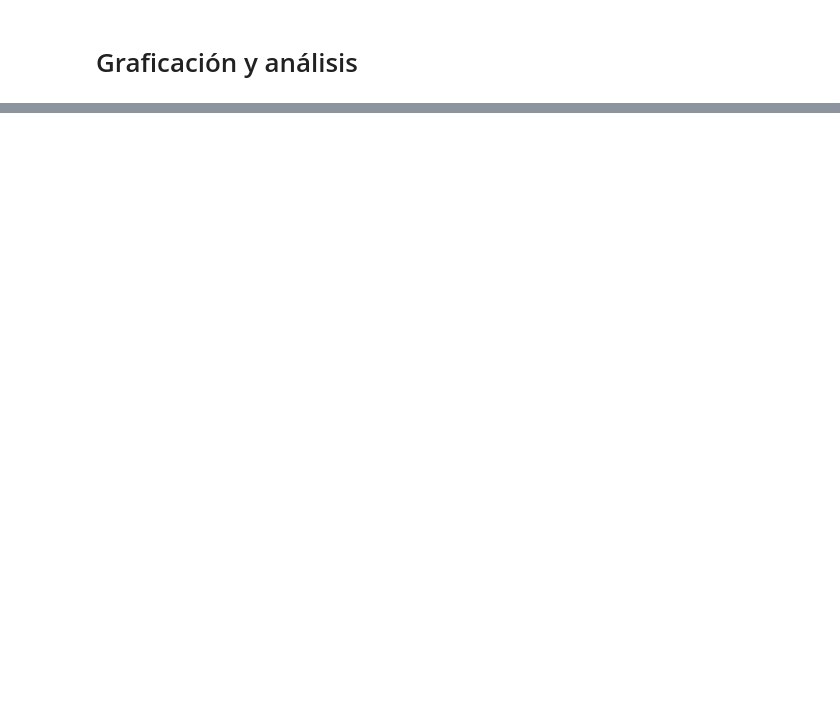
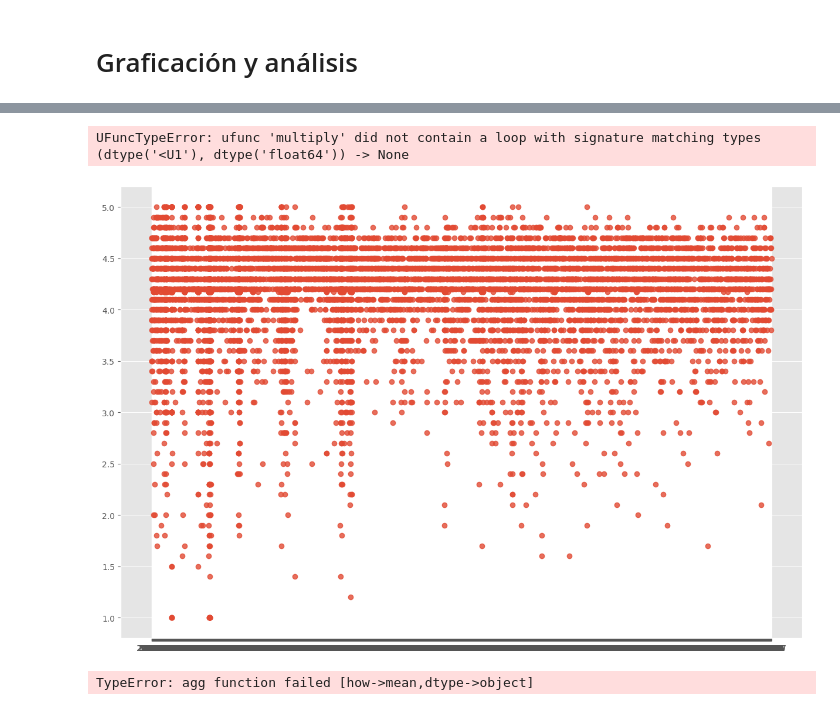
Before and after one commit to claudia17018/Google-Play-Store-Lab, a Jupyter notebook: notebooks/laboratorio/Lab2_Graf-Analisis_Playstore.ipynb, the cells around one changed output, grey strips where cells are left out. Cells and saved outputs as stored; diff of their text form; code cells hidden in the pictures; blank space fills up the shorter version.

```diff
--- a/notebooks/laboratorio/Lab2_Graf-Analisis_Playstore.ipynb
+++ b/notebooks/laboratorio/Lab2_Graf-Analisis_Playstore.ipynb
@@ -176,0 +235,23 @@ nan_counts
+# %%
+#Gráfico Promedio de Ratings y Reviews por Categoría
+#En este caso, el gráfico muestra la relación entre el número de reseñas (Reviews) y la calificación (Rating)
+#La mayoría de los puntos se agrupan cerca de las calificaciones altas (4 a 5), lo que puede indicar que muchas aplicaciones reciben buenas calificaciones independientemente del número de reseñas
+#Hay algunos puntos (outliers) que se encuentran alejados de la línea de regresión, indicando casos donde las calificaciones no siguen la tendencia general.
+#sugiere una relación positiva entre el número de reseñas y la calificación, aunque también muestra que hay variabilidad y factores adicionales que pueden influir en las calificaciones que no están capturados únicamente por el número de reseñas.
+plt.figure(figsize=(15, 10))
+sns.regplot(x='Reviews', y='Rating', data=df)
+plt.title('Regresión de Reviews vs Rating')
+plt.show()
+# %% [output]
+UFuncTypeError: ufunc 'multiply' did not contain a loop with signature matching types (dtype('<U1'), dtype('float64')) -> None
+[figure, added]
+# %%
+# Gráfico Calificaciones y Reseñas Promedio por Categoría
+# Health and Fitness: Esta categoría tiene la tendencia más alta en reseñas (indicada en naranja), sugiriendo que las aplicaciones de esta categoría reciben una cantidad significativa de reseñas en comparación con otras categorías
+#
+df_grouped = df.groupby('Category')[['Rating', 'Reviews']].mean()
+df_grouped.plot(kind='area', stacked=True, figsize=(15, 10))
+plt.title('Calificaciones y Reseñas Promedio por Categoría')
+plt.show()
+# %% [output]
+TypeError: agg function failed [how->mean,dtype->object]
```
Also changed, not shown: parts of 4 cells of this notebook.
